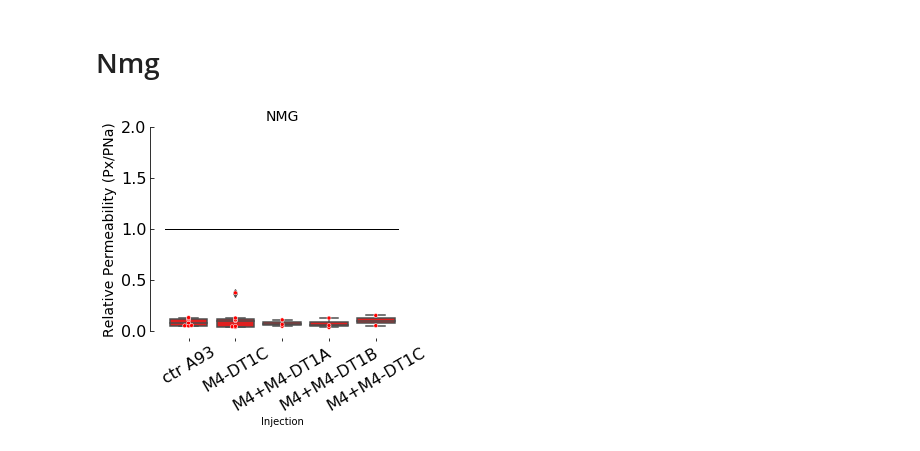
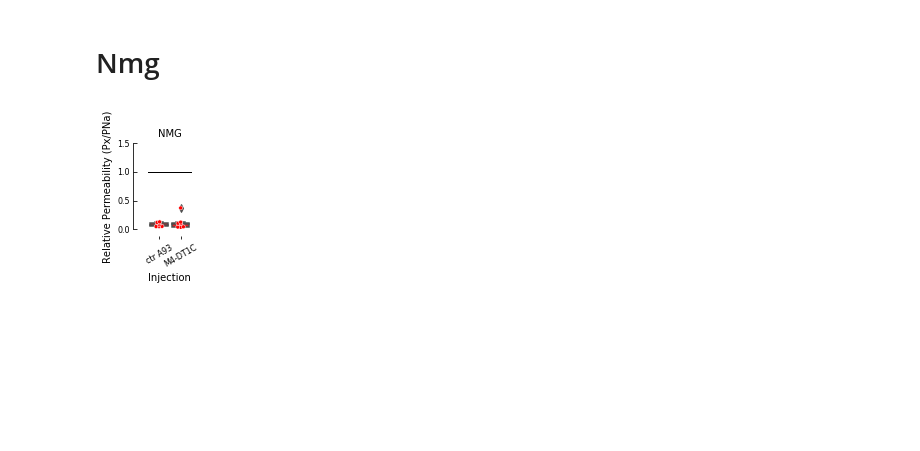
Before and after one commit to sfechner/JupyterNotebooksDEGENaCPharm, a Jupyter notebook: Selectivity-Nterm-Data.ipynb, the cells around one changed output. Drawn from its saved outputs; the diff is of its cells as text; code cells hidden in the pictures; blank space fills up the shorter version.

```diff
--- a/Selectivity-Nterm-Data.ipynb
+++ b/Selectivity-Nterm-Data.ipynb
@@ -93,12 +93,14 @@ ReNameAlanin ={'F84A':'mg738mg012',#
 #         }
 
 ReNameChimera={ 'ctr A93':'mg419mg012',
-               #'M4-DT1A':'mg734mg012',
-               #'M4-DT1B':'mg735mg012',
+#                                'M4-DT1ABC':'mg733mg012',
+#       'M4-DT1A':'mg734mg012',
+#                'M4-DT1A':'mg734mg012',
+#                'M4-DT1B':'mg735mg012',
                'M4-DT1C':'mg742mg012',
-                'M4+M4-DT1A':'mg419mg734mg012',
-               'M4+M4-DT1B':'mg419mg735mg012',
-               'M4+M4-DT1C':'mg419mg742mg012',
+#                 'M4+M4-DT1A':'mg419mg734mg012',
+#                'M4+M4-DT1B':'mg419mg735mg012',
+#                'M4+M4-DT1C':'mg419mg742mg012',
                #'DT1-NtermM4':'mg756mg012',
                #'DT1-M4ABC':'mg736mg012',
 #                'DT1-M4A':'mg737mg012',
@@ -418,7 +420,7 @@ plt.savefig(filedirExportFig+"LithiumPermeabilityNtermChimera"+'.pdf')
 # %% [markdown]
 # Nmg
 # %%
-fig = plt.figure(figsize=(5, 4.5))
+fig = plt.figure(figsize=(1.2,2))
 #plt.subplots(2, 2, sharex='col')
 ax1 = plt.subplot(1,1,1)
 
@@ -436,36 +438,36 @@ sns.boxplot(x= NmgChimera['Injection'], y=NmgChimera['Permeability'], data = Nmg
 
 
 #sns.swarmplot(y=Datamg418['PCs/Na-DT1d'], data = Datamg418,palette=sns.color_palette(colorsSINGLES), edgecolor='white', linewidth=0.5, size = 4)
 
 
-YlimitPerm = [0,2]
+YlimitPerm = [0,1.5]
 
 ##### AXIS 1 ####
 ax1.set_ylim(YlimitPerm)
 ax1.spines['right'].set_visible(False)                                  # no spine at the right
 ax1.spines['top'].set_visible(False)  # no spine at the top
 ax1.spines['bottom'].set_visible(False)
 ax1.yaxis.set_ticks_position('left')                                     # ticks at the left
 ax1.xaxis.set_ticks_position('bottom')                                 # no spine at the right
 ax1.spines['left'].set_position(('outward',15))                           # a spine at the left that is put a little aside
 ax1.spines['bottom'].set_position(('outward',10))
 ax1.spines['top'].set_position(('axes',5))
 ax1.get_yaxis().set_tick_params(direction='in')
 ax1.get_xaxis().set_tick_params(direction='in')
 ax1.plot([-1,50], [1,1] , 'k-', color='#000000', linewidth=1) #gray line for Zero or 1
 #ax1.plot([-1,50], [0.2,0.2] , 'k--', color='#111111', linewidth=1) #gray line for Zero or 1
-ax1.tick_params(axis='both', which='major', labelsize=16)
-ax1.set_title('NMG',size=14)
+ax1.tick_params(axis='both', which='major', labelsize=8)
+ax1.set_title('NMG',size=10)
 ax1.yaxis.label.set_size(20)
-ax1.set_ylabel('Relative Permeability (Px/PNa)', fontsize=14)
+ax1.set_ylabel('Relative Permeability (Px/PNa)', fontsize=10)
 
 #ax1.xaxis.set_visible(False)
 ax1.set_xticklabels(labels2,rotation=30)
 
 
 
-plt.gcf().subplots_adjust(bottom=0.25, left=0.25,right=None, top=None,hspace=0.75, wspace=0.2)
+plt.gcf().subplots_adjust(bottom=0.28, left=0.4,right=None, top=None,hspace=0.75, wspace=0.2)
 
 plt.savefig(filedirExportFig+"NMGPermeabilityNtermChimera"+'.pdf')
 # %% [output]
-[figure, old version]
+[figure, new version]
```
Also changed, not shown: parts of 5 cells of this notebook, 1 other file.
